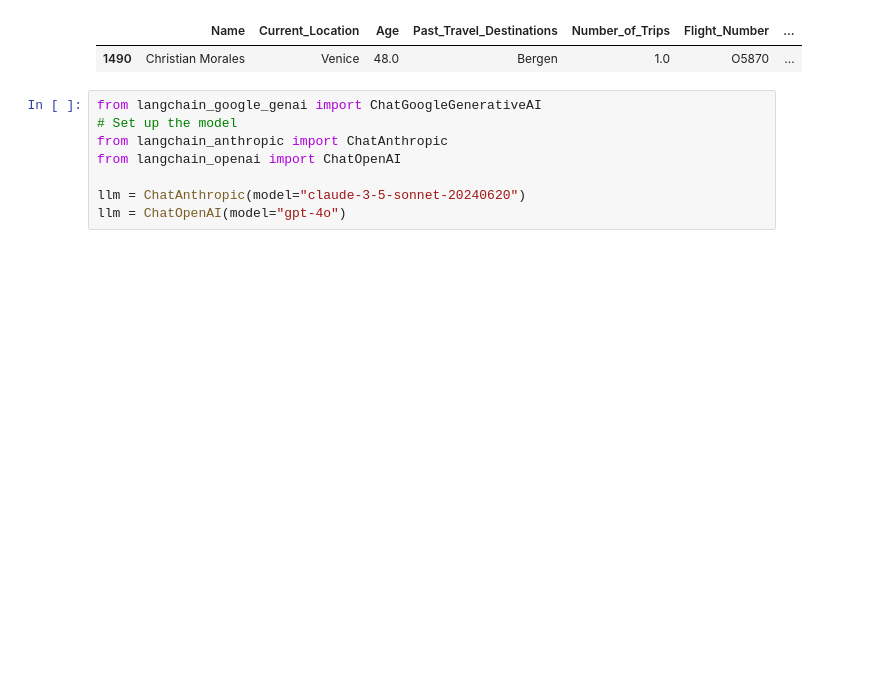
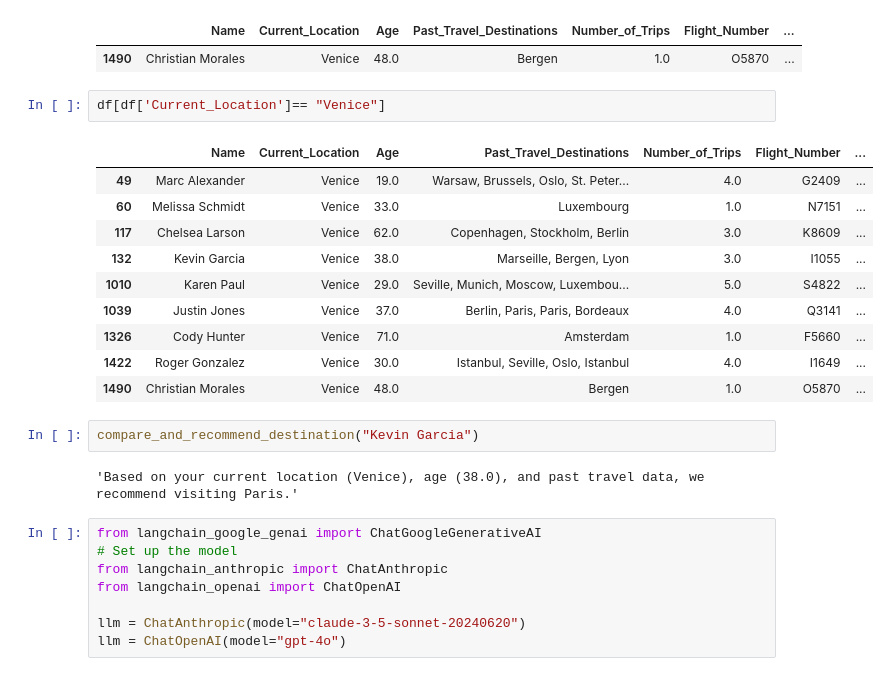
Before and after one commit to olonok69/LLM_Notebooks, a Jupyter notebook: langchain/langgraph/Langgraph_multi_modal_Agent.ipynb, the cells around one changed output. Drawn from its saved outputs; the diff is of its cells as text; blank space fills up the shorter version.

```diff
--- a/langchain/langgraph/Langgraph_multi_modal_Agent.ipynb
+++ b/langchain/langgraph/Langgraph_multi_modal_Agent.ipynb
@@ -127,6 +127,23 @@ df[df.Name=="Christian Morales"]
 # %% [output]
 |  | Name | Current_Location | Age | Past_Travel_Destinations | Number_of_Trips | Flight_Number | ... |
 | 1490 | Christian Morales | Venice | 48.0 | Bergen | 1.0 | O5870 | ... |
+# %%
+df[df['Current_Location']== "Venice"]
+# %% [output]
+|  | Name | Current_Location | Age | Past_Travel_Destinations | Number_of_Trips | Flight_Number | ... |
+| 49 | Marc Alexander | Venice | 19.0 | Warsaw, Brussels, Oslo, St. Peter... | 4.0 | G2409 | ... |
+| 60 | Melissa Schmidt | Venice | 33.0 | Luxembourg | 1.0 | N7151 | ... |
+| 117 | Chelsea Larson | Venice | 62.0 | Copenhagen, Stockholm, Berlin | 3.0 | K8609 | ... |
+| 132 | Kevin Garcia | Venice | 38.0 | Marseille, Bergen, Lyon | 3.0 | I1055 | ... |
+| 1010 | Karen Paul | Venice | 29.0 | Seville, Munich, Moscow, Luxembou... | 5.0 | S4822 | ... |
+| 1039 | Justin Jones | Venice | 37.0 | Berlin, Paris, Paris, Bordeaux | 4.0 | Q3141 | ... |
+| 1326 | Cody Hunter | Venice | 71.0 | Amsterdam | 1.0 | F5660 | ... |
+| 1422 | Roger Gonzalez | Venice | 30.0 | Istanbul, Seville, Oslo, Istanbul | 4.0 | I1649 | ... |
+| 1490 | Christian Morales | Venice | 48.0 | Bergen | 1.0 | O5870 | ... |
+# %%
+compare_and_recommend_destination("Kevin Garcia")
+# %% [output]
+'Based on your current location (Venice), age (38.0), and past travel data, we recommend visiting Paris.'
 # %%
 from langchain_google_genai import ChatGoogleGenerativeAI
 # Set up the model
```
Also changed, not shown: parts of 5 cells of this notebook.
